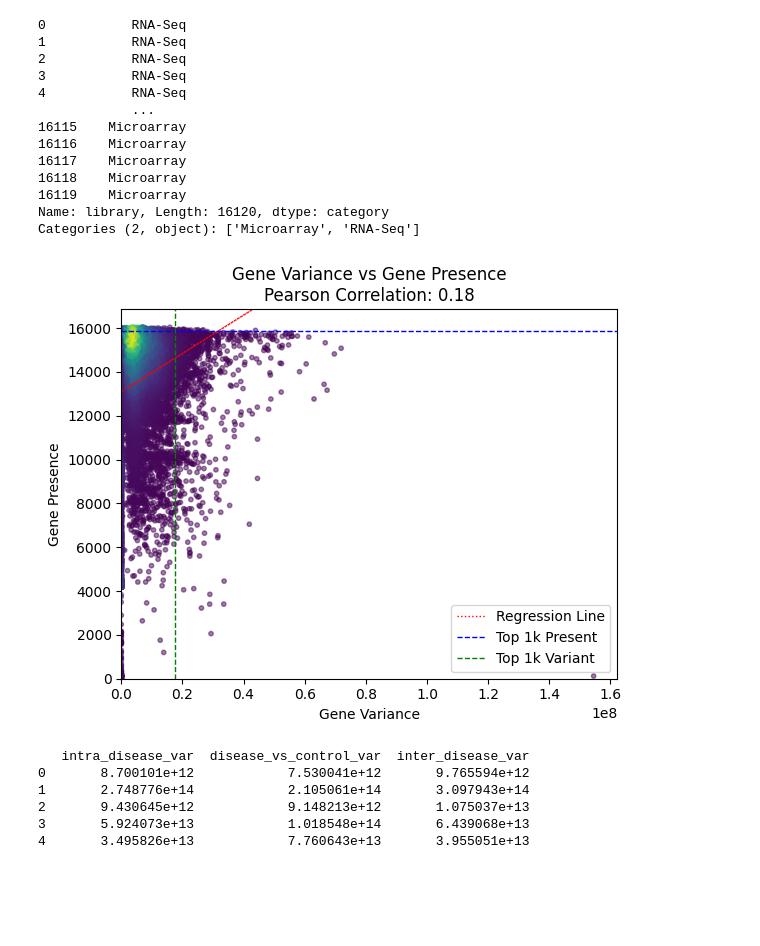
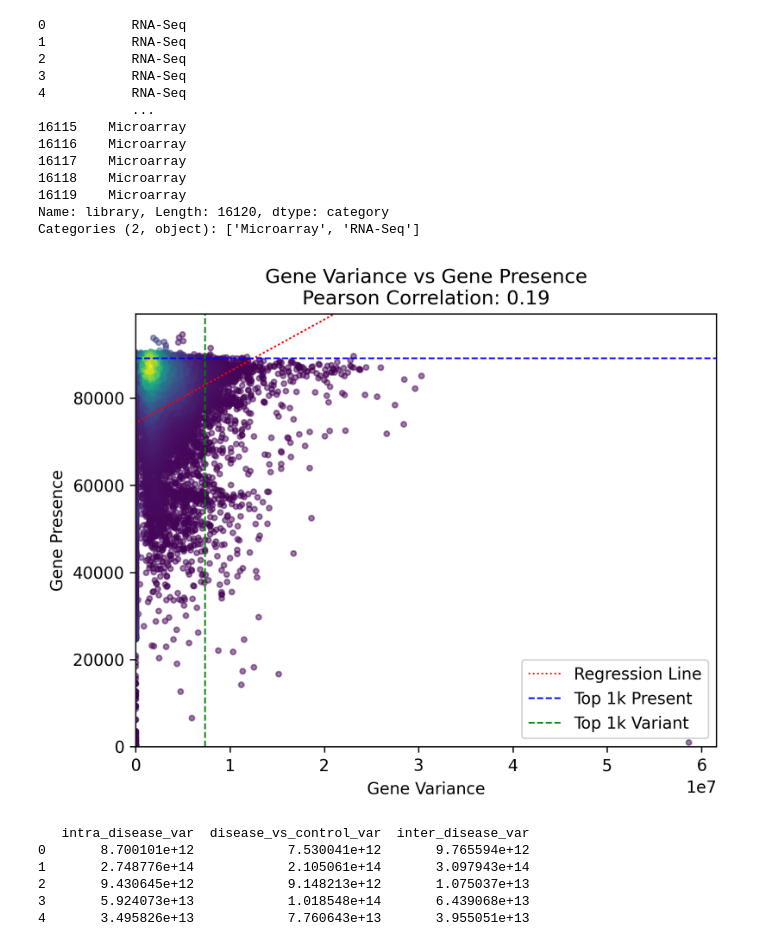
Before and after one commit to 00dylan00/scGPT_playground, a Jupyter notebook: notebooks/pp.data_analysis.ipynb, the cells around one changed output. Cells and saved outputs as stored; diff of their text form; code cells hidden in the pictures; blank space fills up the shorter version.

```diff
--- a/notebooks/pp.data_analysis.ipynb
+++ b/notebooks/pp.data_analysis.ipynb
@@ -18,7 +18,7 @@ from tqdm import tqdm
 import seaborn as sns
 
 # variables
-pp_data = "pp_data-24-09-25-03"
+pp_data = "pp_data-24-10-06-01"
 
 metadata_path = "../data/%s/metadata.pkl" % pp_data
 adata_path = "../data/%s/data.h5ad" % pp_data
@@ -902,7 +910,7 @@ y_data = np.sum(~np.isnan(adata.X[:, mask_presence]), axis=0)
 xy = np.vstack([x_data, y_data])
 z = gaussian_kde(xy)(xy)
 
-fig, ax = plt.subplots()
+fig, ax = plt.subplots(dpi=300)
 ax.scatter(x_data, y_data, c=z, s=10, alpha=0.5)
 
 # fit regression line
@@ -926,34 +934,34 @@ plt.plot(
 plt.xlabel("Gene Variance")
 plt.ylabel("Gene Presence")
 plt.title("Gene Variance vs Gene Presence\nPearson Correlation: {:.2f}".format(r_value))
 
 
 y_data_sorted = np.sort(y_data)
 x_data_sorted = np.sort(x_data)
 top_present = y_data_sorted[-1000]
 top_variant = x_data_sorted[-1000]
 
 plt.axhline(
     top_present, color="blue", linestyle="--", linewidth=1, label="Top 1k Present"
 )
 plt.axvline(
     top_variant, color="green", linestyle="--", linewidth=1, label="Top 1k Variant"
 )
 
 plt.legend()
 
 plt.ylim(0, max(y_data) * 1.05)
 plt.xlim(
     -100,
 )
 
 plt.savefig(
     os.path.join(output_dir, "presence_vs_variance.png"),
     dpi=300,
     bbox_inches="tight",
 )
 # %% [output]
-[figure, old version]
+[figure, new version]
 # %%
 import pandas as pd
 import numpy as np
```
Also changed, not shown: parts of 15 cells of this notebook, 15 other files.
